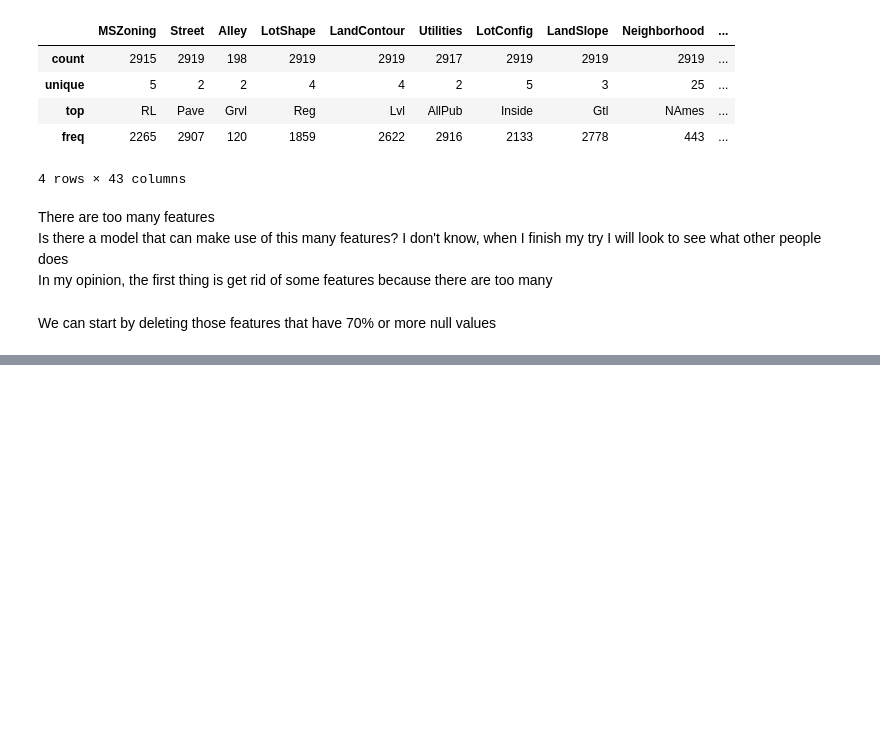
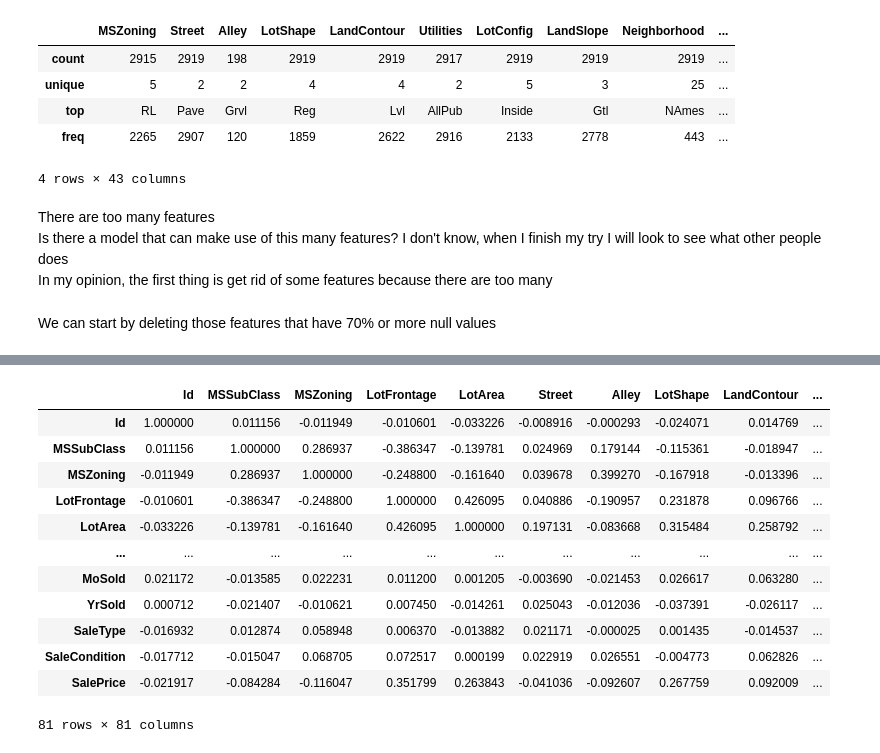
Before and after one commit to joseantonio002/kaggle, a Jupyter notebook: housing_prices/hp.ipynb, the cells around one changed output, grey strips where cells are left out. Cells and saved outputs as stored; diff of their text form; code cells hidden in the pictures; blank space fills up the shorter version.

```diff
--- a/housing_prices/hp.ipynb
+++ b/housing_prices/hp.ipynb
@@ -74,0 +108,16 @@ dtype: int64
+# %%
+train.corr()
+# %% [output]
+|  | Id | MSSubClass | MSZoning | LotFrontage | LotArea | Street | Alley | LotShape | LandContour | ... |
+| Id | 1.000000 | 0.011156 | -0.011949 | -0.010601 | -0.033226 | -0.008916 | -0.000293 | -0.024071 | 0.014769 | ... |
+| MSSubClass | 0.011156 | 1.000000 | 0.286937 | -0.386347 | -0.139781 | 0.024969 | 0.179144 | -0.115361 | -0.018947 | ... |
+| MSZoning | -0.011949 | 0.286937 | 1.000000 | -0.248800 | -0.161640 | 0.039678 | 0.399270 | -0.167918 | -0.013396 | ... |
+| LotFrontage | -0.010601 | -0.386347 | -0.248800 | 1.000000 | 0.426095 | 0.040886 | -0.190957 | 0.231878 | 0.096766 | ... |
+| LotArea | -0.033226 | -0.139781 | -0.161640 | 0.426095 | 1.000000 | 0.197131 | -0.083668 | 0.315484 | 0.258792 | ... |
+| ... | ... | ... | ... | ... | ... | ... | ... | ... | ... | ... |
+| MoSold | 0.021172 | -0.013585 | 0.022231 | 0.011200 | 0.001205 | -0.003690 | -0.021453 | 0.026617 | 0.063280 | ... |
+| YrSold | 0.000712 | -0.021407 | -0.010621 | 0.007450 | -0.014261 | 0.025043 | -0.012036 | -0.037391 | -0.026117 | ... |
+| SaleType | -0.016932 | 0.012874 | 0.058948 | 0.006370 | -0.013882 | 0.021171 | -0.000025 | 0.001435 | -0.014537 | ... |
+| SaleCondition | -0.017712 | -0.015047 | 0.068705 | 0.072517 | 0.000199 | 0.022919 | 0.026551 | -0.004773 | 0.062826 | ... |
+| SalePrice | -0.021917 | -0.084284 | -0.116047 | 0.351799 | 0.263843 | -0.041036 | -0.092607 | 0.267759 | 0.092009 | ... |
+81 rows × 81 columns
```
Also changed, not shown: parts of 8 cells of this notebook.
